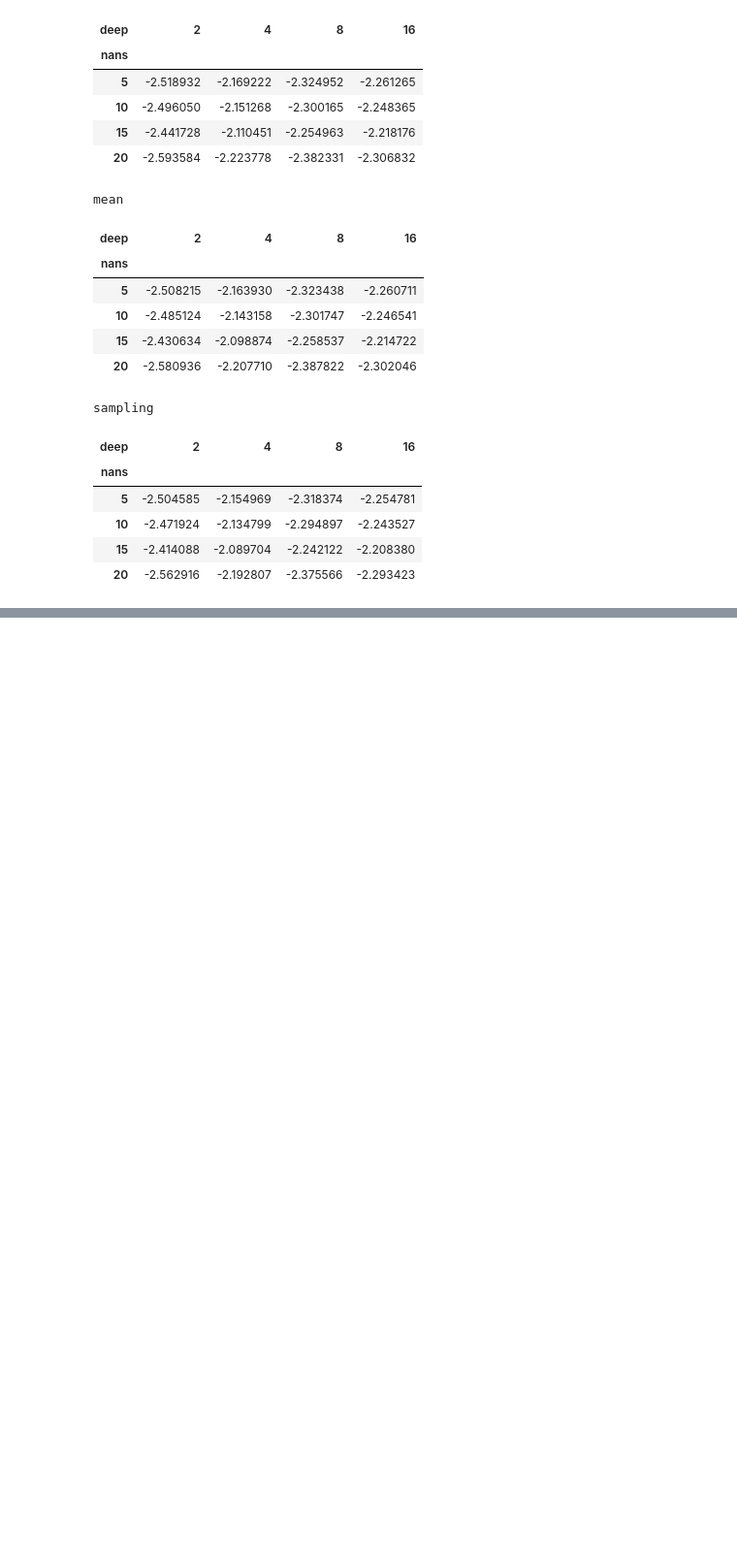
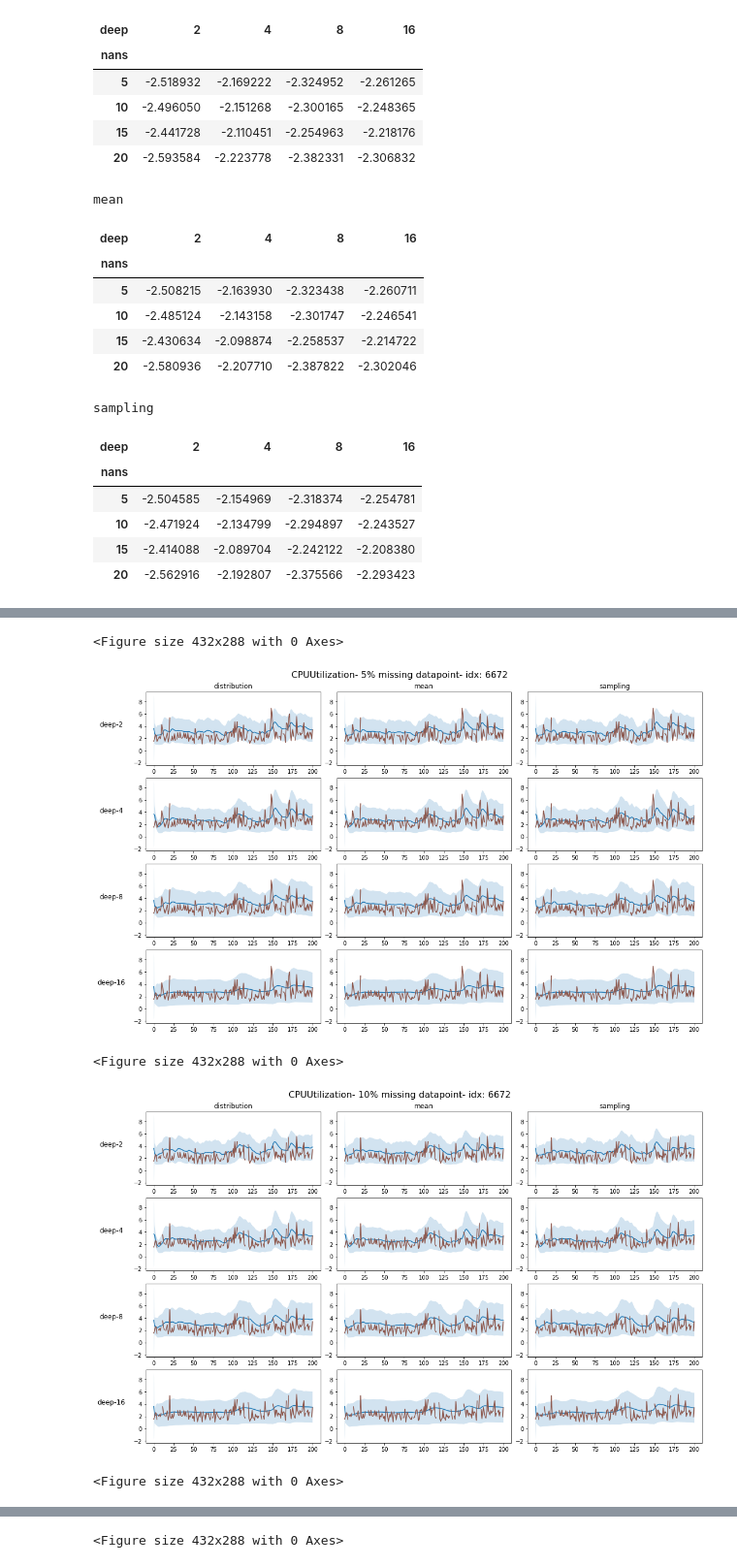
Before and after one commit to oshribr/ix, a Jupyter notebook: notebooks/Monitoring-Time-Series-lossess.ipynb, the cells around one changed output, grey strips where cells are left out. Shown at 97% size. Saved outputs shown, nothing was run; the diff lists cells and outputs as text; code cells hidden in the pictures; blank space fills up the shorter version.

```diff
--- a/notebooks/Monitoring-Time-Series-lossess.ipynb
+++ b/notebooks/Monitoring-Time-Series-lossess.ipynb
@@ -31,6 +32,9 @@ burnin = 2
 # Data
 df_nll = pd.read_csv('data/all_nll.csv')
 df_loss = pd.read_csv("data/lossess.csv")
+df_no_missing = pd.read_csv('data/no-missing-data.csv')
+df_nll = df_nll.set_index(['idx', 'nans', 'deep', 'miss'])
+df_nll = df_nll.sort_index()
 # %% [markdown]
 ## Lossess
 # %%
@@ -117,0 +235,11 @@ Length: 9648, dtype: float64
+# %%
+idx = 6672
+# %%
+for nans in [5,10,15,20]:
+    draw_plot(df_no_missing, df_nll, "CPUUtilization", nans, idx)
+# %% [output]
+<Figure size 432x288 with 0 Axes>
+[figure, added]
+<Figure size 432x288 with 0 Axes>
+[figure, added]
+<Figure size 432x288 with 0 Axes>
@@ -117,0 +247 @@ Length: 9648, dtype: float64
+<Figure size 432x288 with 0 Axes>
```
Also changed, not shown: parts of 7 cells of this notebook.
